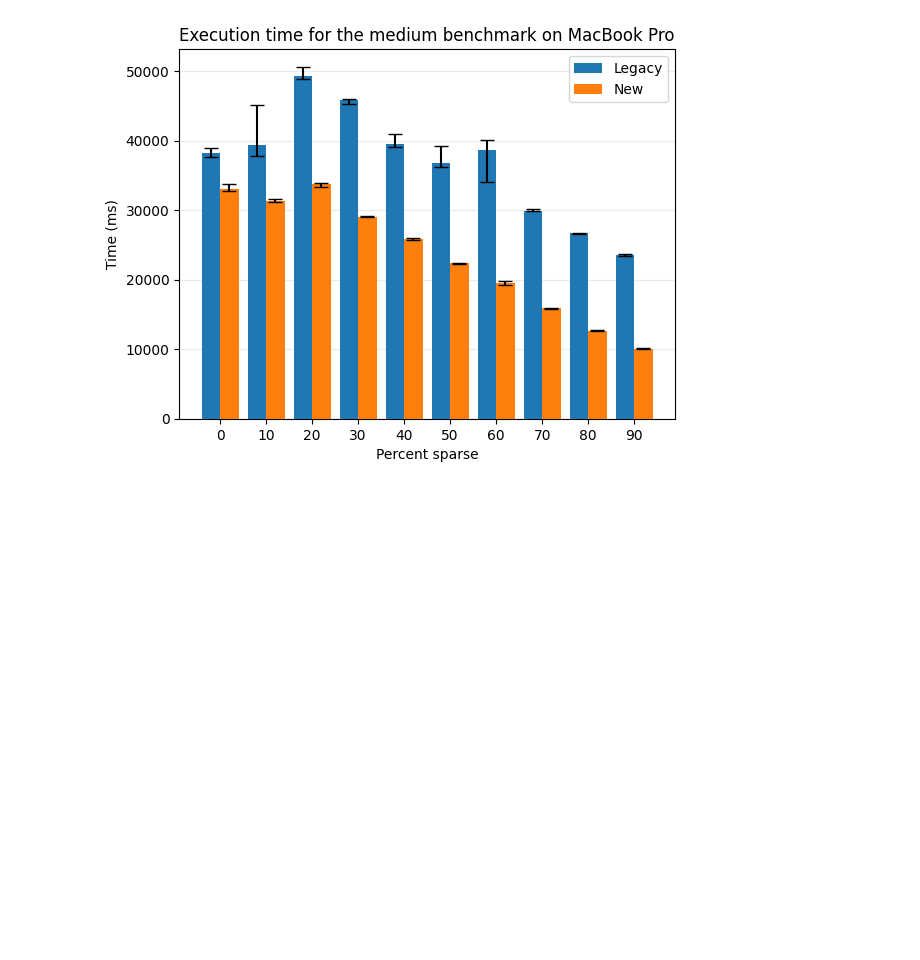
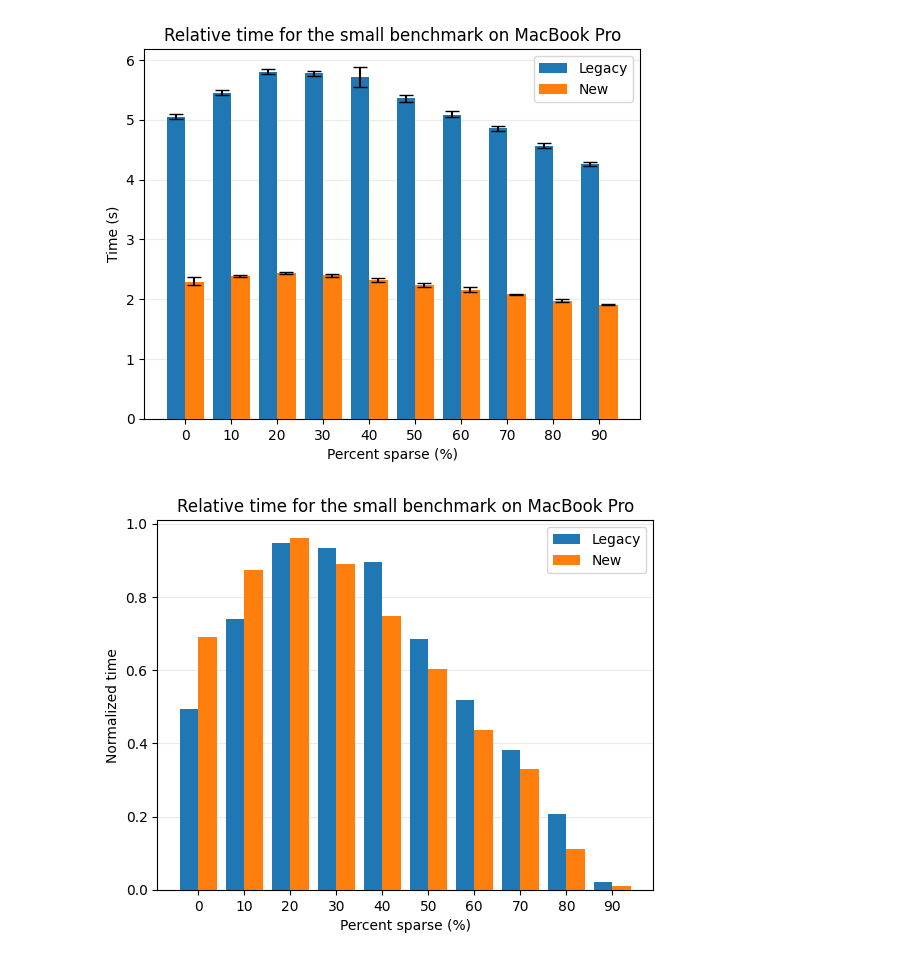
Before and after one commit to carljohnsen/duplicati-blogpost, a Jupyter notebook: WIP-restore/benchmark/plotting.ipynb, the cells around one changed output. Saved outputs shown, nothing was run; the diff lists cells and outputs as text; code cells hidden in the pictures; blank space fills up the shorter version.

Commit message:
Updated plotting script

```diff
--- a/WIP-restore/benchmark/plotting.ipynb
+++ b/WIP-restore/benchmark/plotting.ipynb
@@ -129,12 +118,27 @@ plt.show()
 if not os.path.exists(figures_dir):
     os.mkdir(figures_dir)
 
+speedups = []
 for host, host_label in zip(hosts, hosts_labels):
     for size in sizes:
-        plot_bars_regular(runs, host, size, host_label)
+        speedup = plot_bars_regular(runs, host, size, host_label)
+        speedups.append(speedup)
         # More horizontal space for the legend
         plt.tight_layout(rect=[0, 0, 1, .9])
         plt.savefig(f'{figures_dir}/{host}_{size}.png', dpi=300)
         plt.clf()
+
+print (sum(speedups)/len(speedups))
+
+for host, host_label in zip(hosts, hosts_labels):
+    plt.figure(figsize=(19.2, 4.8))
+    for col in range(len(sizes)):
+        plt.subplot(1, 3, col+1)
+        plot_bars_regular(runs, host, sizes[col], host_label)
+        #if col == 1:
+        #    plt.title(f'Execution time for the {host_label}')
+    plt.tight_layout(rect=[0, 0, 1, .9])
+    plt.savefig(f'{figures_dir}/{host}_all.png', dpi=300)
+    plt.clf()
 # %% [output]
 <Figure size 640x480 with 0 Axes>
@@ -141,30 +150,45 @@ for host, host_label in zip(hosts, hosts_labels):
 # %%
-def plot_bars_sparse(runs, host, host_label):
+def plot_bars_sparse(runs, host, host_label, normalized):
     width = 4
     off = -(.5*width)
 
     for l in legacies:
         measured = runs[host][sparsity_size]['sparse'][l]
         measured = np.sort(measured, axis=1)
         measured = measured[:, 1:-1]
         means = np.mean(measured, axis=1)
+        if normalized:
+            mi, ma = np.min(measured), np.max(measured)
+            means = (means - mi) / (ma - mi)
         mins = np.min(measured, axis=1)
         maxs = np.max(measured, axis=1)
 
-        plt.bar((np.arange(10) * 10) + off, means, yerr=[means-mins, maxs-means], capsize=5, width=width, label='Legacy' if l == 'true' else 'New', zorder=3)
+        if normalized:
+            plt.bar((np.arange(10) * 10) + off, means, capsize=5, width=width, label='Legacy' if l == 'true' else 'New', zorder=3)
+        else:
+            plt.bar((np.arange(10) * 10) + off, means, yerr=[means-mins, maxs-means], capsize=5, width=width, label='Legacy' if l == 'true' else 'New', zorder=3)
         off += width
     plt.legend()
 
 
     plt.xticks(np.arange(10) * 10)
     #plt.xlim(-.5, len(benchmarks)-.5)
-    plt.ylabel('Time (ms)')
-    plt.xlabel('Percent sparse')
-    plt.title(f'Execution time for the {sparsity_size} benchmark on {host_label}')
+    if normalized:
+        plt.ylabel('Normalized time')
+    else:
+        plt.ylabel('Time (s)')
+    plt.xlabel('Percent sparse (%)')
+    plt.title(f'Relative time for the {sparsity_size} benchmark on {host_label}')
     plt.grid(axis='y', alpha=.25, zorder=0)
 
-plot_bars_sparse(runs, hosts[0], hosts_labels[0])
+plot_bars_sparse(runs, hosts[0], hosts_labels[0], False)
+plt.savefig(f'{figures_dir}/{hosts[0]}_sparse.png', dpi=300)
 plt.show()
+plt.clf()
+plot_bars_sparse(runs, hosts[0], hosts_labels[0], True)
+plt.savefig(f'{figures_dir}/{hosts[0]}_sparse_normalized.png', dpi=300)
+plt.show()
 # %% [output]
-[figure, old version]
+[figure, new version]
+[figure, added]
 # %%
```
Also changed, not shown: parts of 5 cells of this notebook.
